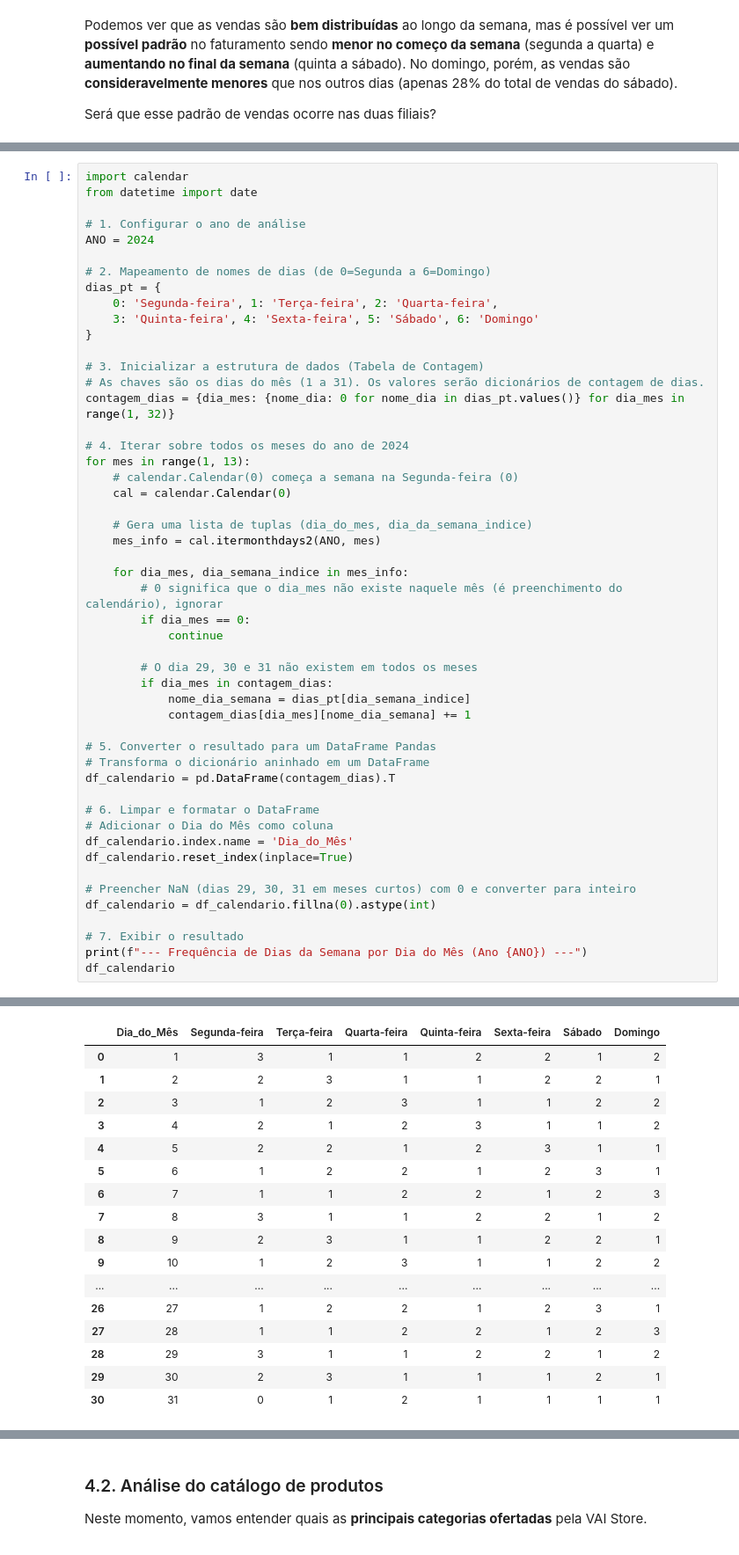
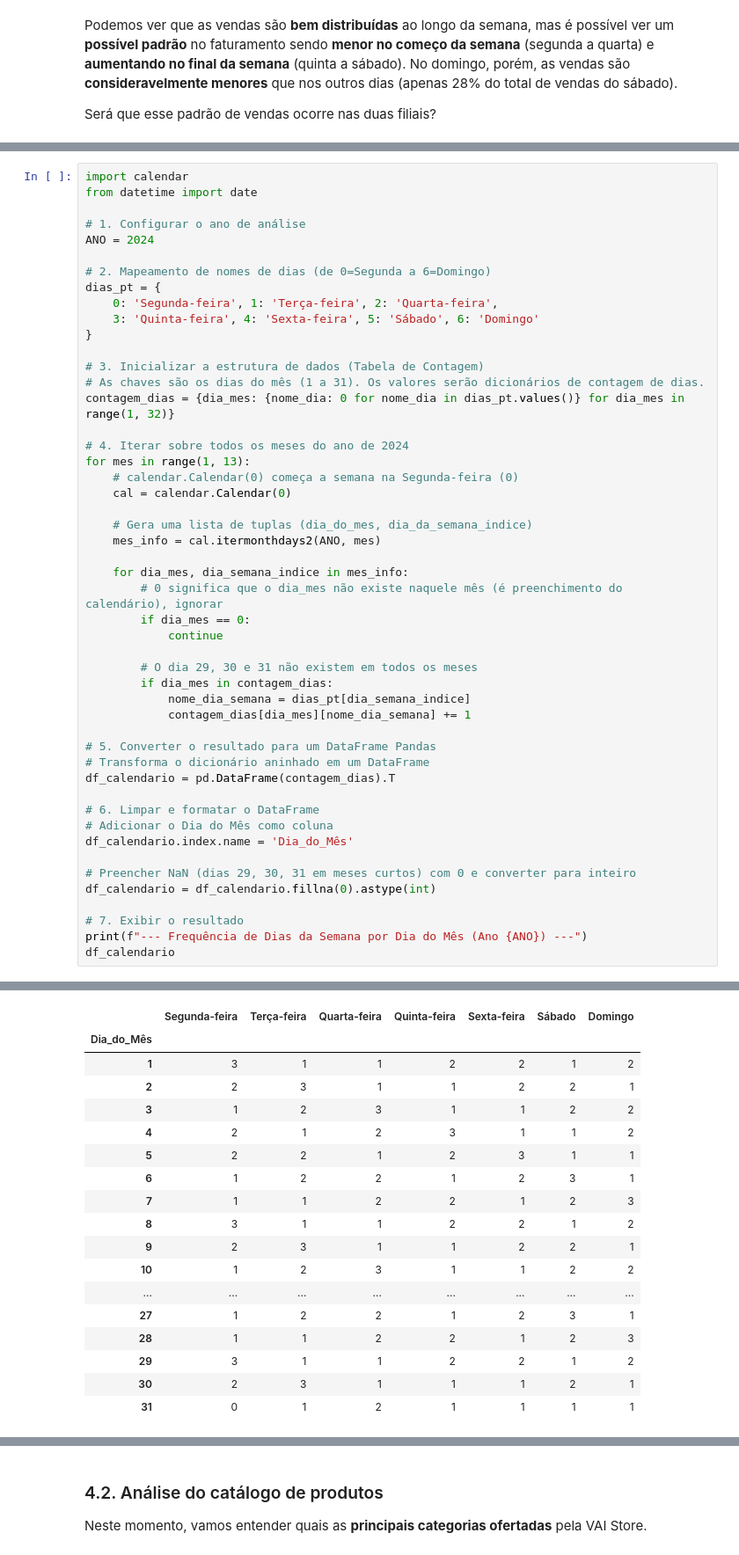
Before and after one commit to felipefsleal/Grupo6-ProjetoFinal, a Jupyter notebook: notebooks/01_eda.ipynb, the cells around one changed output, grey strips where cells are left out. Shown at 88% size. Cells and saved outputs as stored; diff of their text form.

```diff
--- a/notebooks/01_eda.ipynb
+++ b/notebooks/01_eda.ipynb
@@ -306,48 +312,48 @@ for mes in range(1, 13):
 
     # Gera uma lista de tuplas (dia_do_mes, dia_da_semana_indice)
     mes_info = cal.itermonthdays2(ANO, mes)
 
     for dia_mes, dia_semana_indice in mes_info:
         # 0 significa que o dia_mes não existe naquele mês (é preenchimento do calendário), ignorar
         if dia_mes == 0:
             continue
 
         # O dia 29, 30 e 31 não existem em todos os meses
         if dia_mes in contagem_dias:
             nome_dia_semana = dias_pt[dia_semana_indice]
             contagem_dias[dia_mes][nome_dia_semana] += 1
 
 # 5. Converter o resultado para um DataFrame Pandas
 # Transforma o dicionário aninhado em um DataFrame
 df_calendario = pd.DataFrame(contagem_dias).T
 
 # 6. Limpar e formatar o DataFrame
 # Adicionar o Dia do Mês como coluna
 df_calendario.index.name = 'Dia_do_Mês'
-df_calendario.reset_index(inplace=True)
 
 # Preencher NaN (dias 29, 30, 31 em meses curtos) com 0 e converter para inteiro
 df_calendario = df_calendario.fillna(0).astype(int)
 
 # 7. Exibir o resultado
 print(f"--- Frequência de Dias da Semana por Dia do Mês (Ano {ANO}) ---")
 df_calendario
 # %% [output]
 --- Frequência de Dias da Semana por Dia do Mês (Ano 2024) ---
-|  | Dia_do_Mês | Segunda-feira | Terça-feira | Quarta-feira | Quinta-feira | Sexta-feira | Sábado | Domingo |
-| 0 | 1 | 3 | 1 | 1 | 2 | 2 | 1 | 2 |
-| 1 | 2 | 2 | 3 | 1 | 1 | 2 | 2 | 1 |
-| 2 | 3 | 1 | 2 | 3 | 1 | 1 | 2 | 2 |
-| 3 | 4 | 2 | 1 | 2 | 3 | 1 | 1 | 2 |
-| 4 | 5 | 2 | 2 | 1 | 2 | 3 | 1 | 1 |
-| 5 | 6 | 1 | 2 | 2 | 1 | 2 | 3 | 1 |
-| 6 | 7 | 1 | 1 | 2 | 2 | 1 | 2 | 3 |
-| 7 | 8 | 3 | 1 | 1 | 2 | 2 | 1 | 2 |
-| 8 | 9 | 2 | 3 | 1 | 1 | 2 | 2 | 1 |
-| 9 | 10 | 1 | 2 | 3 | 1 | 1 | 2 | 2 |
-| ... | ... | ... | ... | ... | ... | ... | ... | ... |
-| 26 | 27 | 1 | 2 | 2 | 1 | 2 | 3 | 1 |
-| 27 | 28 | 1 | 1 | 2 | 2 | 1 | 2 | 3 |
-| 28 | 29 | 3 | 1 | 1 | 2 | 2 | 1 | 2 |
-| 29 | 30 | 2 | 3 | 1 | 1 | 1 | 2 | 1 |
-| 30 | 31 | 0 | 1 | 2 | 1 | 1 | 1 | 1 |
+|  | Segunda-feira | Terça-feira | Quarta-feira | Quinta-feira | Sexta-feira | Sábado | Domingo |
+| Dia_do_Mês |  |  |  |  |  |  |  |
+| 1 | 3 | 1 | 1 | 2 | 2 | 1 | 2 |
+| 2 | 2 | 3 | 1 | 1 | 2 | 2 | 1 |
+| 3 | 1 | 2 | 3 | 1 | 1 | 2 | 2 |
+| 4 | 2 | 1 | 2 | 3 | 1 | 1 | 2 |
+| 5 | 2 | 2 | 1 | 2 | 3 | 1 | 1 |
+| 6 | 1 | 2 | 2 | 1 | 2 | 3 | 1 |
+| 7 | 1 | 1 | 2 | 2 | 1 | 2 | 3 |
+| 8 | 3 | 1 | 1 | 2 | 2 | 1 | 2 |
+| 9 | 2 | 3 | 1 | 1 | 2 | 2 | 1 |
+| 10 | 1 | 2 | 3 | 1 | 1 | 2 | 2 |
+| ... | ... | ... | ... | ... | ... | ... | ... |
+| 27 | 1 | 2 | 2 | 1 | 2 | 3 | 1 |
+| 28 | 1 | 1 | 2 | 2 | 1 | 2 | 3 |
+| 29 | 3 | 1 | 1 | 2 | 2 | 1 | 2 |
+| 30 | 2 | 3 | 1 | 1 | 1 | 2 | 1 |
+| 31 | 0 | 1 | 2 | 1 | 1 | 1 | 1 |
```
Also changed, not shown: parts of 28 cells of this notebook.
